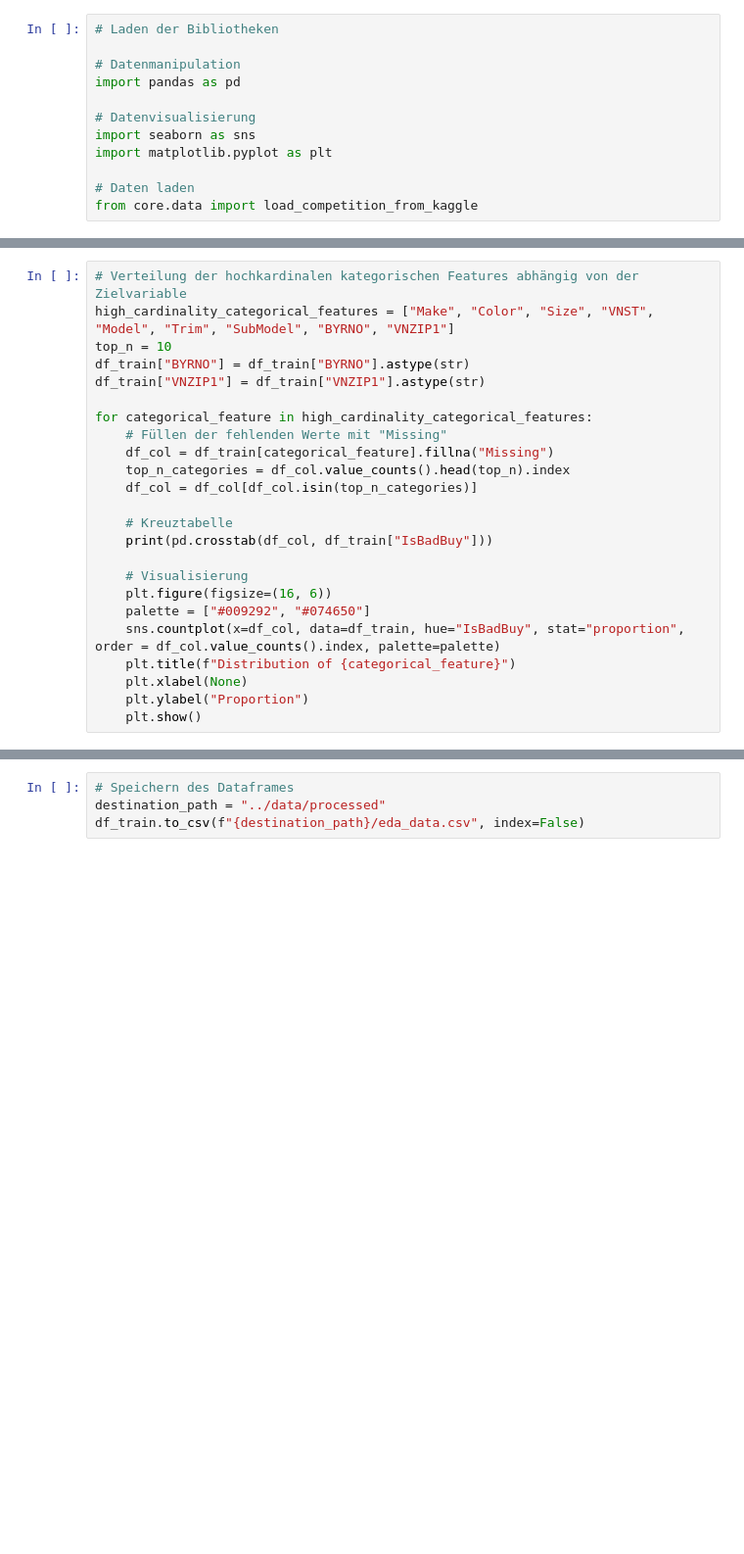
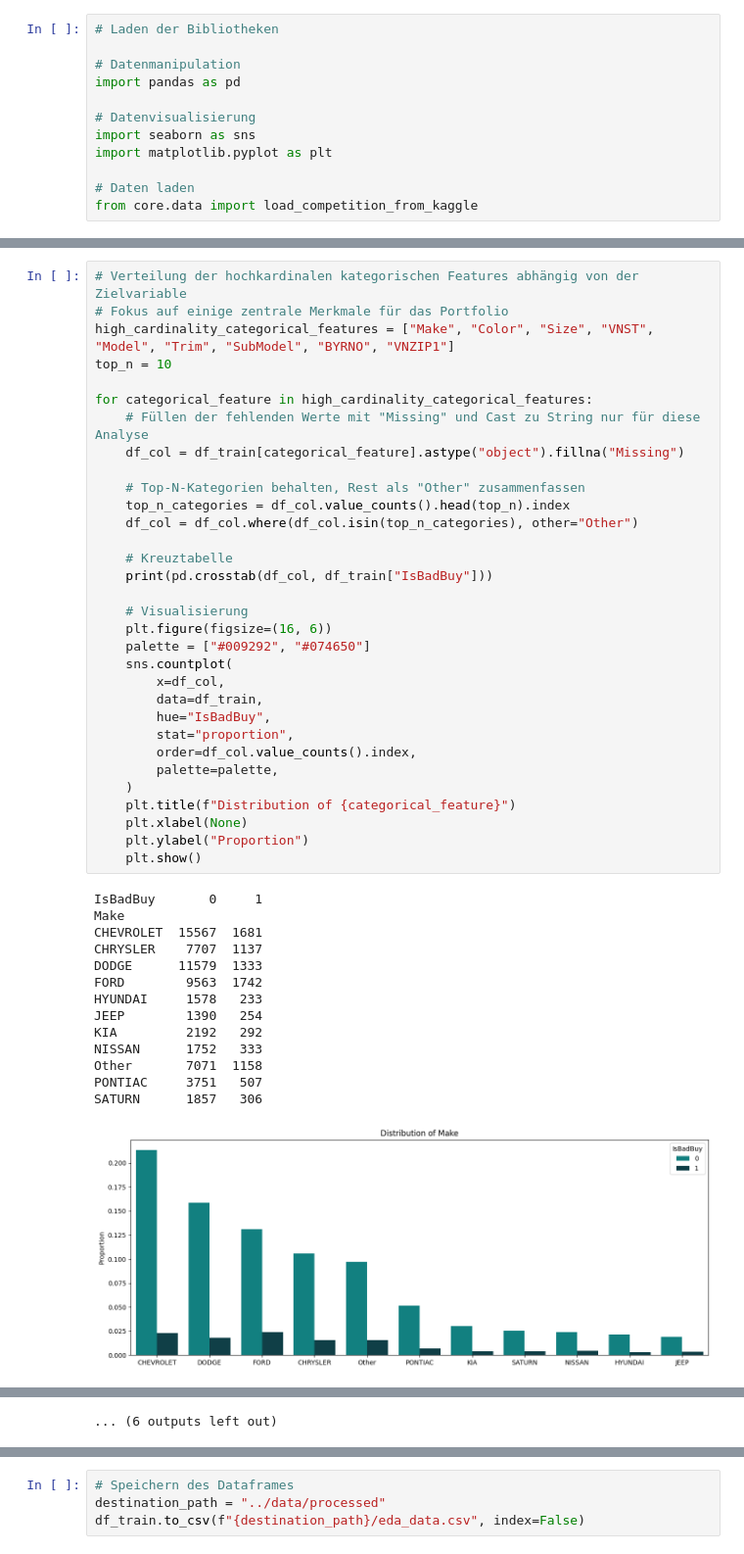
Before and after one commit to YunusAhmetSari/auction-car-risk-prediction, a Jupyter notebook: notebooks/01_exploration.ipynb, the cells around one changed output, grey strips where cells are left out. Shown at 98% size. Drawn from its saved outputs; the diff is of its cells as text; blank space fills up the shorter version.

Commit message:
For high-cardinality features, summarise top categories + "rest" as "Other"

```diff
--- a/notebooks/01_exploration.ipynb
+++ b/notebooks/01_exploration.ipynb
@@ -65,24 +167,47 @@ for categorical_feature in categorical_features:
 # %%
 # Verteilung der hochkardinalen kategorischen Features abhängig von der Zielvariable
+# Fokus auf einige zentrale Merkmale für das Portfolio
 high_cardinality_categorical_features = ["Make", "Color", "Size", "VNST", "Model", "Trim", "SubModel", "BYRNO", "VNZIP1"]
 top_n = 10
-df_train["BYRNO"] = df_train["BYRNO"].astype(str)
-df_train["VNZIP1"] = df_train["VNZIP1"].astype(str)
 
 for categorical_feature in high_cardinality_categorical_features:
-    # Füllen der fehlenden Werte mit "Missing"
-    df_col = df_train[categorical_feature].fillna("Missing")
+    # Füllen der fehlenden Werte mit "Missing" und Cast zu String nur für diese Analyse
+    df_col = df_train[categorical_feature].astype("object").fillna("Missing")
+
+    # Top-N-Kategorien behalten, Rest als "Other" zusammenfassen
     top_n_categories = df_col.value_counts().head(top_n).index
-    df_col = df_col[df_col.isin(top_n_categories)]
+    df_col = df_col.where(df_col.isin(top_n_categories), other="Other")
 
     # Kreuztabelle
     print(pd.crosstab(df_col, df_train["IsBadBuy"]))
 
     # Visualisierung
     plt.figure(figsize=(16, 6))
     palette = ["#009292", "#074650"]
-    sns.countplot(x=df_col, data=df_train, hue="IsBadBuy", stat="proportion", order = df_col.value_counts().index, palette=palette)
+    sns.countplot(
+        x=df_col,
+        data=df_train,
+        hue="IsBadBuy",
+        stat="proportion",
+        order=df_col.value_counts().index,
+        palette=palette,
+    )
     plt.title(f"Distribution of {categorical_feature}")
     plt.xlabel(None)
     plt.ylabel("Proportion")
     plt.show()
+# %% [output]
+IsBadBuy       0     1
+Make
+CHEVROLET  15567  1681
+CHRYSLER    7707  1137
+DODGE      11579  1333
+FORD        9563  1742
+HYUNDAI     1578   233
+JEEP        1390   254
+KIA         2192   292
+NISSAN      1752   333
+Other       7071  1158
+PONTIAC     3751   507
+SATURN      1857   306
+[figure, added]
@@ -89,3 +284,4 @@ for categorical_feature in high_cardinality_categorical_features:
+... (6 outputs left out)
 # %%
 # Verteilung der numerischen Features abhängig von der Zielvariable
 numerical_features = [  'MMRAcquisitionAuctionAveragePrice', 'MMRAcquisitionAuctionCleanPrice','MMRAcquisitionRetailAveragePrice',
```
Also changed, not shown: parts of 8 cells of this notebook.
